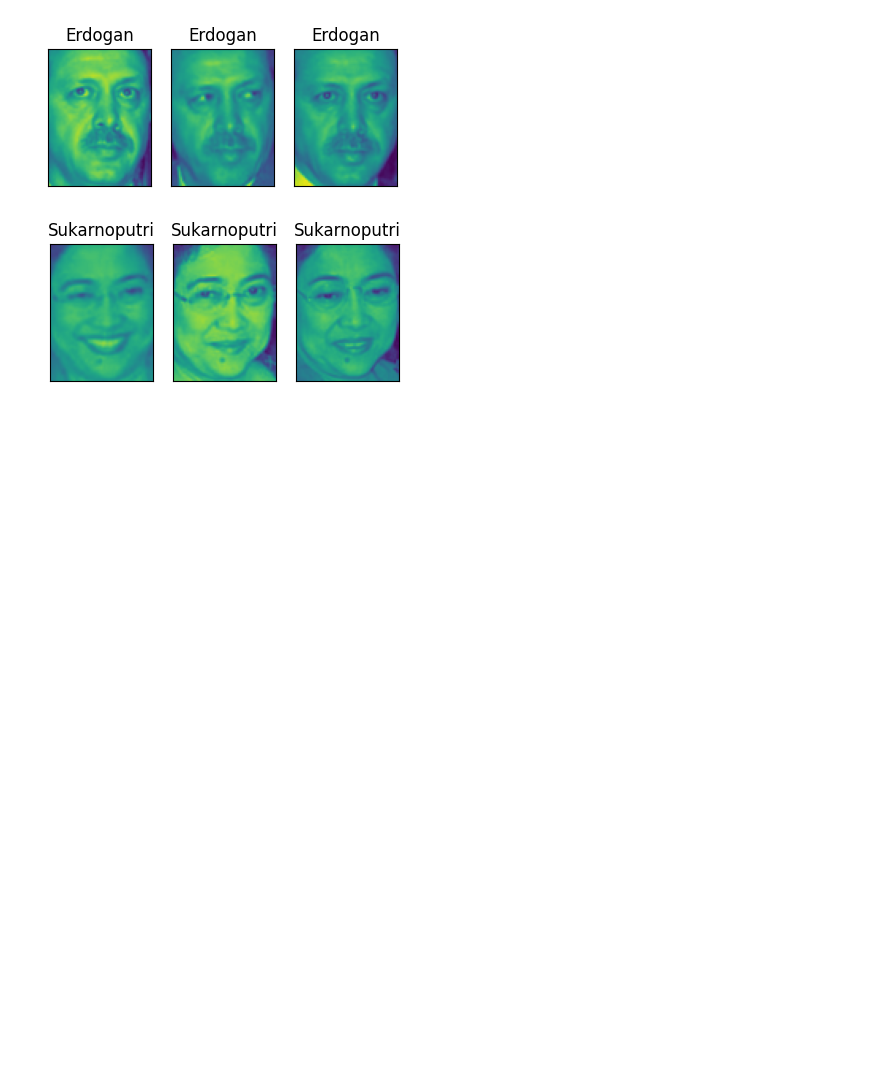
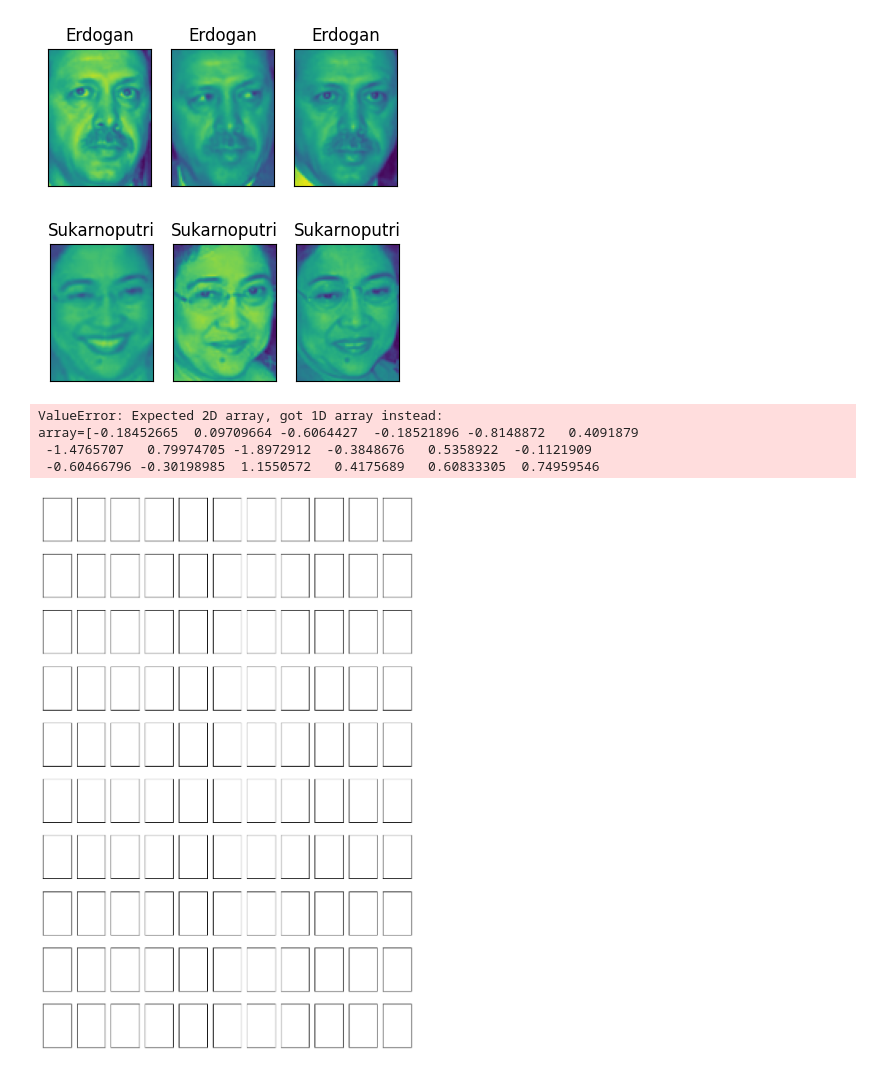
Before and after one commit to HANTU7-web/Introduction-to-Machine-Learning-with-python-codes-and-implementations, a Jupyter notebook: Clustering.ipynb, the cells around one changed output. Drawn from its saved outputs; the diff is of its cells as text; code cells hidden in the pictures; blank space fills up the shorter version.

Commit message:
minor changes to the clustering

```diff
--- a/Clustering.ipynb
+++ b/Clustering.ipynb
@@ -150,3 +150,19 @@ plt.show()
 [figure]
 [figure]
 [figure]
+# %%
+import mglearn
+import matplotlib.pyplot as plt
+from sklearn.cluster import KMeans
+
+## using kmeans to derive "km" which is used in the plotting for positional arguement as "target_names"
+km = KMeans(n_clusters=10, random_state=0)
+kmeans_done = km.fit_predict(X_pca)
+mglearn.plots.plot_kmeans_faces(km, pca, X_pca, X_people, y_people, people.target_names)
+plt.show()
+# %% [output]
+ValueError: Expected 2D array, got 1D array instead:
+array=[-0.18452665  0.09709664 -0.6064427  -0.18521896 -0.8148872   0.4091879
+ -1.4765707   0.79974705 -1.8972912  -0.3848676   0.5358922  -0.1121909
+ -0.60466796 -0.30198985  1.1550572   0.4175689   0.60833305  0.74959546
+[figure, added]
```
Also changed, not shown: parts of 1 cell of this notebook.
